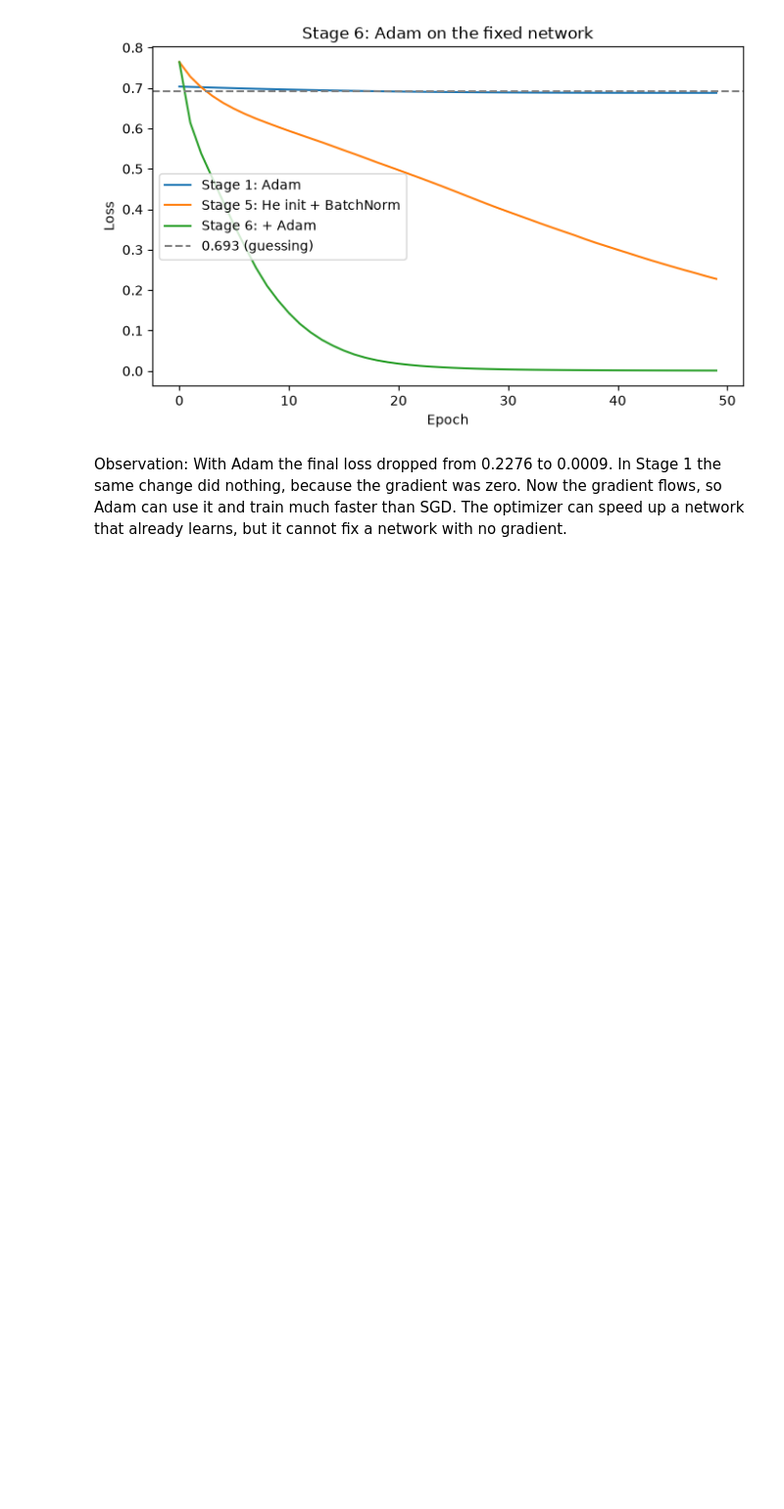
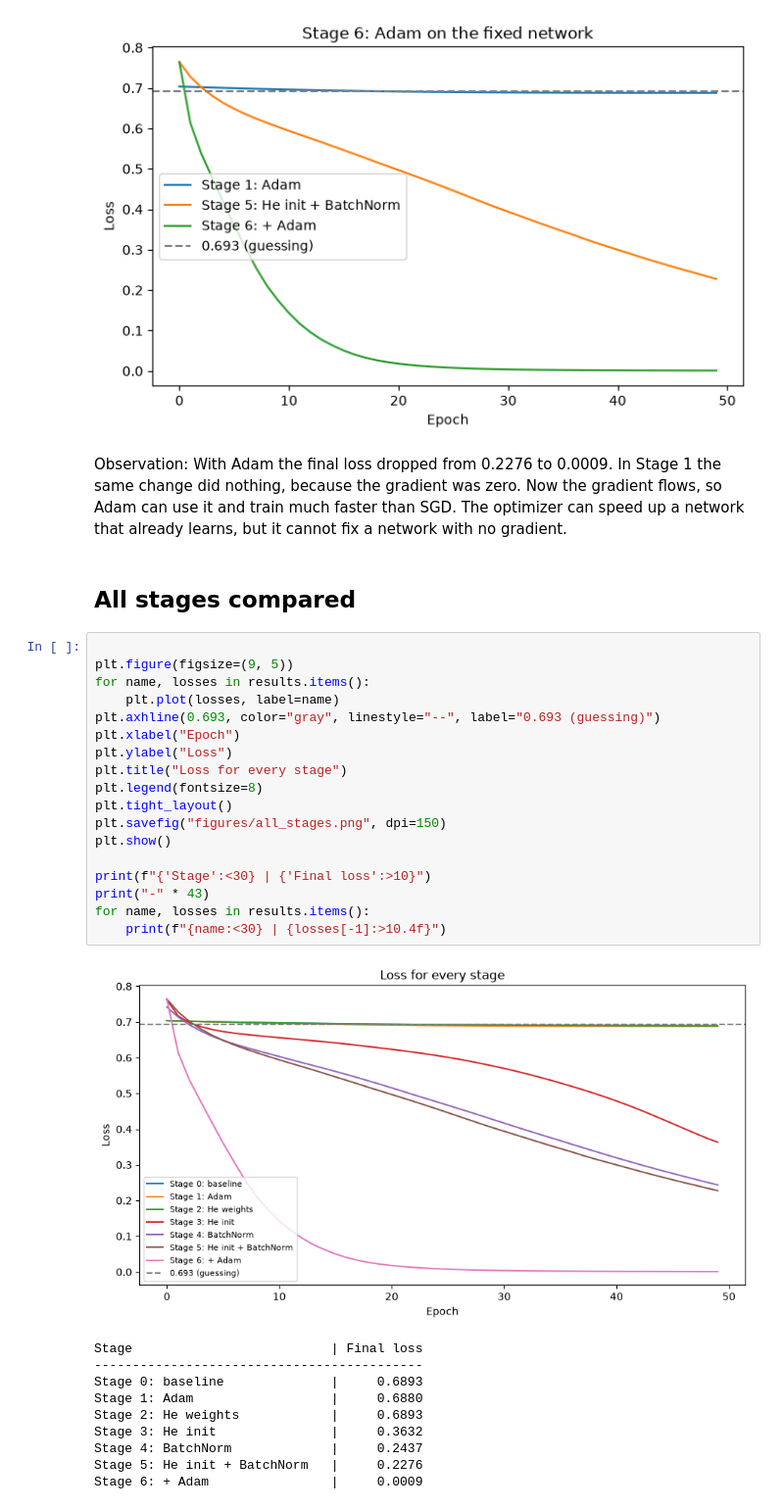
Before and after one commit to RjSalmonEng/AIGC-DeepLearning, a Jupyter notebook: Lab-2/Lab2.ipynb, the cells around one changed output. Shown at 98% size. Saved outputs shown, nothing was run; the diff lists cells and outputs as text; blank space fills up the shorter version.

Commit message:
LAB2: Compare all stages and write up the conclusion

```diff
--- a/Lab-2/Lab2.ipynb
+++ b/Lab-2/Lab2.ipynb
@@ -362,3 +362,35 @@ final loss: 0.0009
 # %% [markdown]
 
 Observation: With Adam the final loss dropped from 0.2276 to 0.0009. In Stage 1 the same change did nothing, because the gradient was zero. Now the gradient flows, so Adam can use it and train much faster than SGD. The optimizer can speed up a network that already learns, but it cannot fix a network with no gradient.
+# %% [markdown]
+
+## All stages compared
+# %%
+
+plt.figure(figsize=(9, 5))
+for name, losses in results.items():
+    plt.plot(losses, label=name)
+plt.axhline(0.693, color="gray", linestyle="--", label="0.693 (guessing)")
+plt.xlabel("Epoch")
+plt.ylabel("Loss")
+plt.title("Loss for every stage")
+plt.legend(fontsize=8)
+plt.tight_layout()
+plt.savefig("figures/all_stages.png", dpi=150)
+plt.show()
+
+print(f"{'Stage':<30} | {'Final loss':>10}")
+print("-" * 43)
+for name, losses in results.items():
+    print(f"{name:<30} | {losses[-1]:>10.4f}")
+# %% [output]
+[figure, added]
+Stage                          | Final loss
+-------------------------------------------
+Stage 0: baseline              |     0.6893
+Stage 1: Adam                  |     0.6880
+Stage 2: He weights            |     0.6893
+Stage 3: He init               |     0.3632
+Stage 4: BatchNorm             |     0.2437
+Stage 5: He init + BatchNorm   |     0.2276
+Stage 6: + Adam                |     0.0009
```
Also changed, not shown: parts of 2 cells of this notebook, 2 other files.
